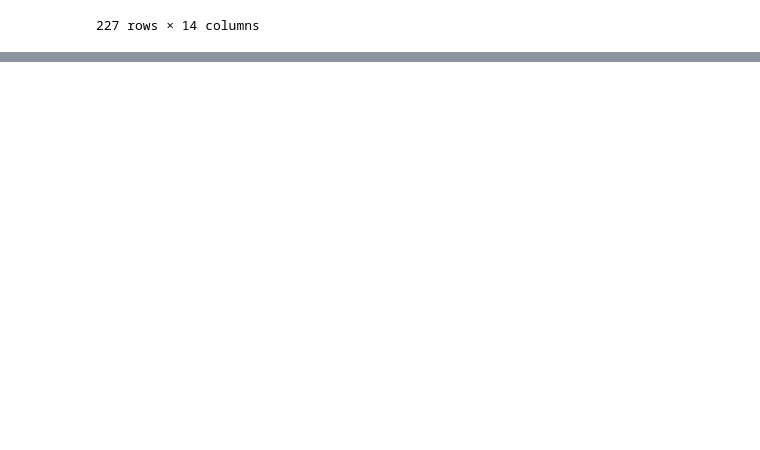
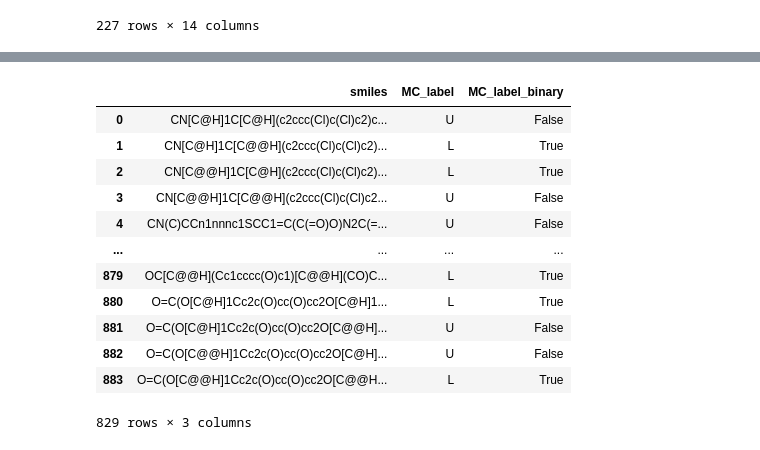
Before and after one commit to JellyJoe13/Masterthesis_PTIGNN, a Jupyter notebook: notebooks/dataset_multi-center-diastereomers_creation.ipynb, the cells around one changed output, grey strips where cells are left out. Drawn from its saved outputs; the diff is of its cells as text; code cells hidden in the pictures; blank space fills up the shorter version.

```diff
--- a/notebooks/dataset_multi-center-diastereomers_creation.ipynb
+++ b/notebooks/dataset_multi-center-diastereomers_creation.ipynb
@@ -170,0 +174,31 @@ def assign_lu_label(df_entry):
+# %%
+def assign_lu_label(df_entry):
+    # unpack passed object
+    idx, entry = df_entry
+
+    # extract smiles string
+    smiles = entry['smiles']
+
+    # render molecule
+    from ptgnn.features.chienn.molecule3d import smiles_to_3d_mol
+    molecule = smiles_to_3d_mol(smiles, max_number_of_atoms=100, max_number_of_attempts=100)
+
+    if molecule is None:
+        return None
+
+    # create the label, thus first fetch stereo centers
+    from rdkit import Chem
+    center_one, center_two = Chem.FindMolChiralCenters(molecule)
+
+    binary_label = center_one[1] == center_two[1]
+
+    entry['MC_label'] = "L" if binary_label else "U"
+    entry['MC_label_binary'] = 1 if binary_label else 0
+
+    return entry
+# %%
+with Pool(processes=os.cpu_count()) as p:
+    df_collection = list(p.map(
+        assign_lu_label,
+        tqdm(df_collection.iterrows(), total=len(df_collection))
+    ))
@@ -170,0 +225,17 @@ def assign_lu_label(df_entry):
+# %%
+df_collection = pd.DataFrame([elem for elem in df_collection if elem is not None])
+df_collection
+# %% [output]
+|  | smiles | MC_label | MC_label_binary |
+| 0 | CN[C@H]1C[C@H](c2ccc(Cl)c(Cl)c2)c... | U | False |
+| 1 | CN[C@H]1C[C@@H](c2ccc(Cl)c(Cl)c2)... | L | True |
+| 2 | CN[C@@H]1C[C@H](c2ccc(Cl)c(Cl)c2)... | L | True |
+| 3 | CN[C@@H]1C[C@@H](c2ccc(Cl)c(Cl)c2... | U | False |
+| 4 | CN(C)CCn1nnnc1SCC1=C(C(=O)O)N2C(=... | U | False |
+| ... | ... | ... | ... |
+| 879 | OC[C@@H](Cc1cccc(O)c1)[C@@H](CO)C... | L | True |
+| 880 | O=C(O[C@H]1Cc2c(O)cc(O)cc2O[C@H]1... | L | True |
+| 881 | O=C(O[C@H]1Cc2c(O)cc(O)cc2O[C@@H]... | U | False |
+| 882 | O=C(O[C@@H]1Cc2c(O)cc(O)cc2O[C@H]... | U | False |
+| 883 | O=C(O[C@@H]1Cc2c(O)cc(O)cc2O[C@@H... | L | True |
+829 rows × 3 columns
```
Also changed, not shown: parts of 9 cells of this notebook, 12 other files.
